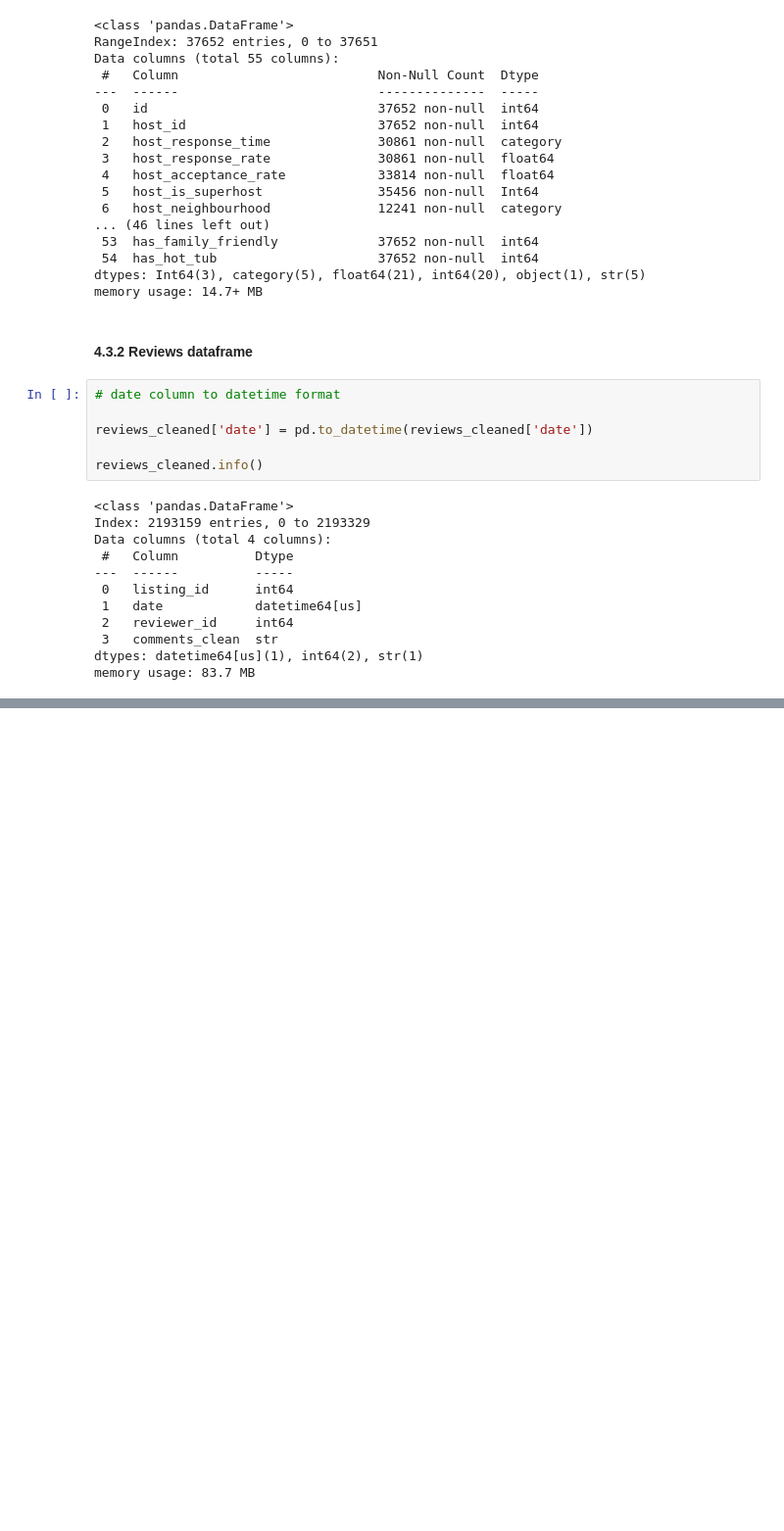
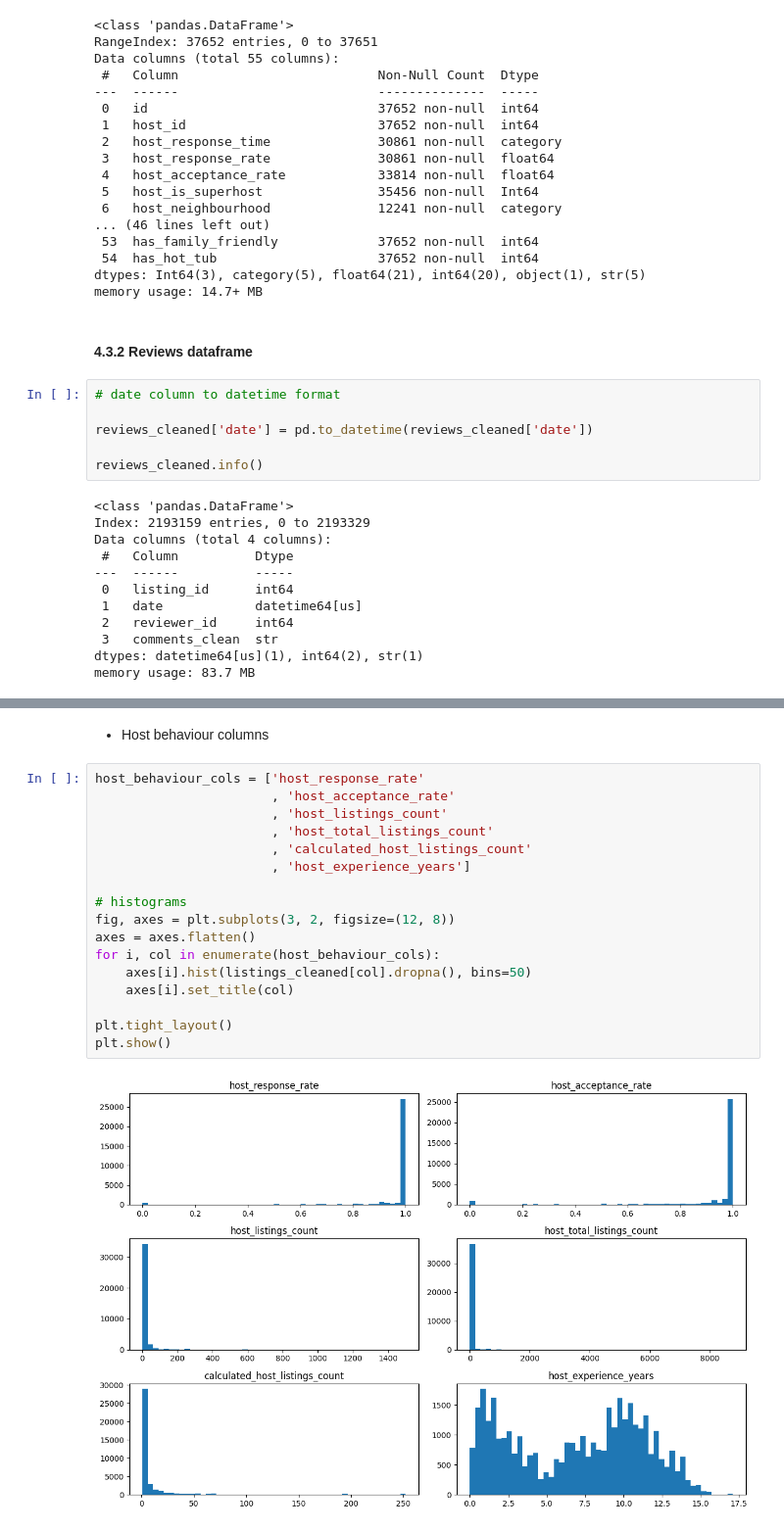
Before and after one commit to pln6/airbnb-market-segmentation-analysis, a Jupyter notebook: notebooks/01_data_cleaning.ipynb, the cells around one changed output, grey strips where cells are left out. Shown at 98% size. Cells and saved outputs as stored; diff of their text form; blank space fills up the shorter version.

Commit message:
feat: numerical columns profiling for listings dataset

```diff
--- a/notebooks/01_data_cleaning.ipynb
+++ b/notebooks/01_data_cleaning.ipynb
@@ -987,0 +1030,21 @@ memory usage: 83.7 MB
+# %% [markdown]
+- Host behaviour columns
+# %%
+host_behaviour_cols = ['host_response_rate'
+                       , 'host_acceptance_rate'
+                       , 'host_listings_count'
+                       , 'host_total_listings_count'
+                       , 'calculated_host_listings_count'
+                       , 'host_experience_years']
+
+# histograms
+fig, axes = plt.subplots(3, 2, figsize=(12, 8))
+axes = axes.flatten()
+for i, col in enumerate(host_behaviour_cols):
+    axes[i].hist(listings_cleaned[col].dropna(), bins=50)
+    axes[i].set_title(col)
+
+plt.tight_layout()
+plt.show()
+# %% [output]
+[figure, added]
```
Also changed, not shown: parts of 25 cells of this notebook.
